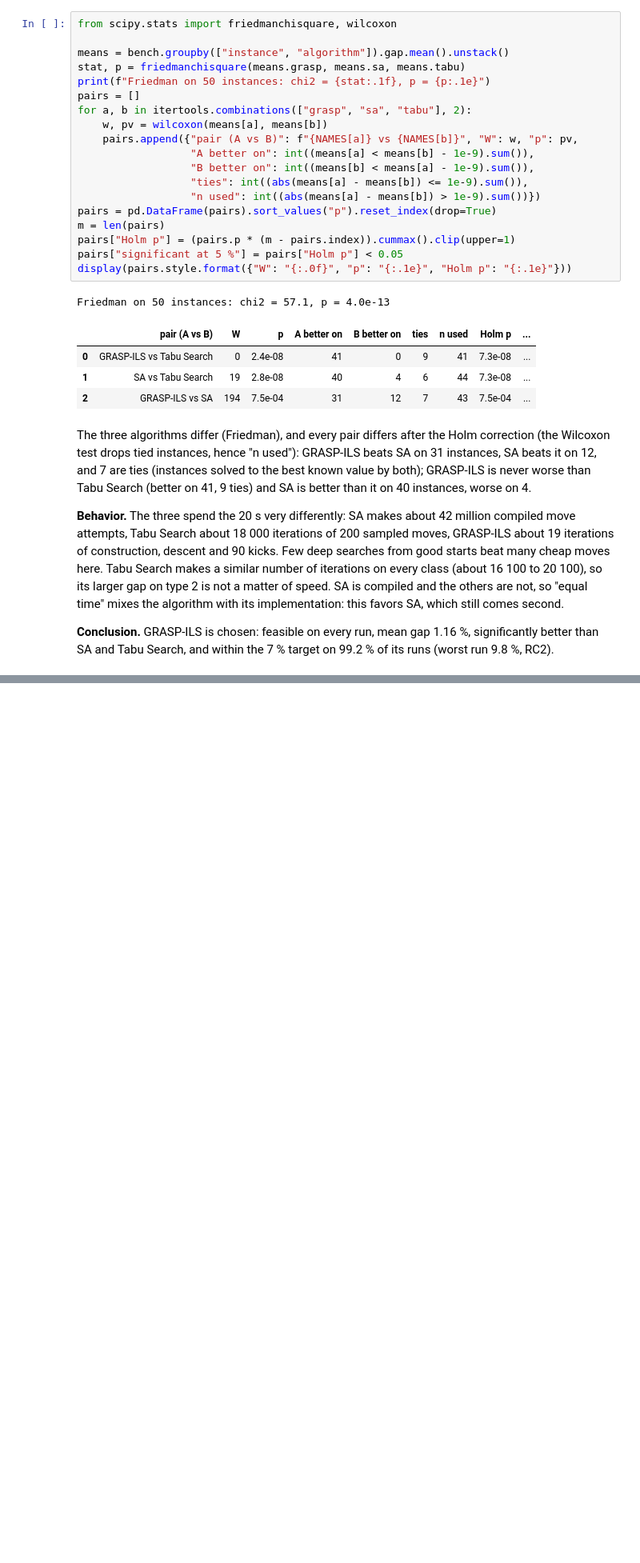
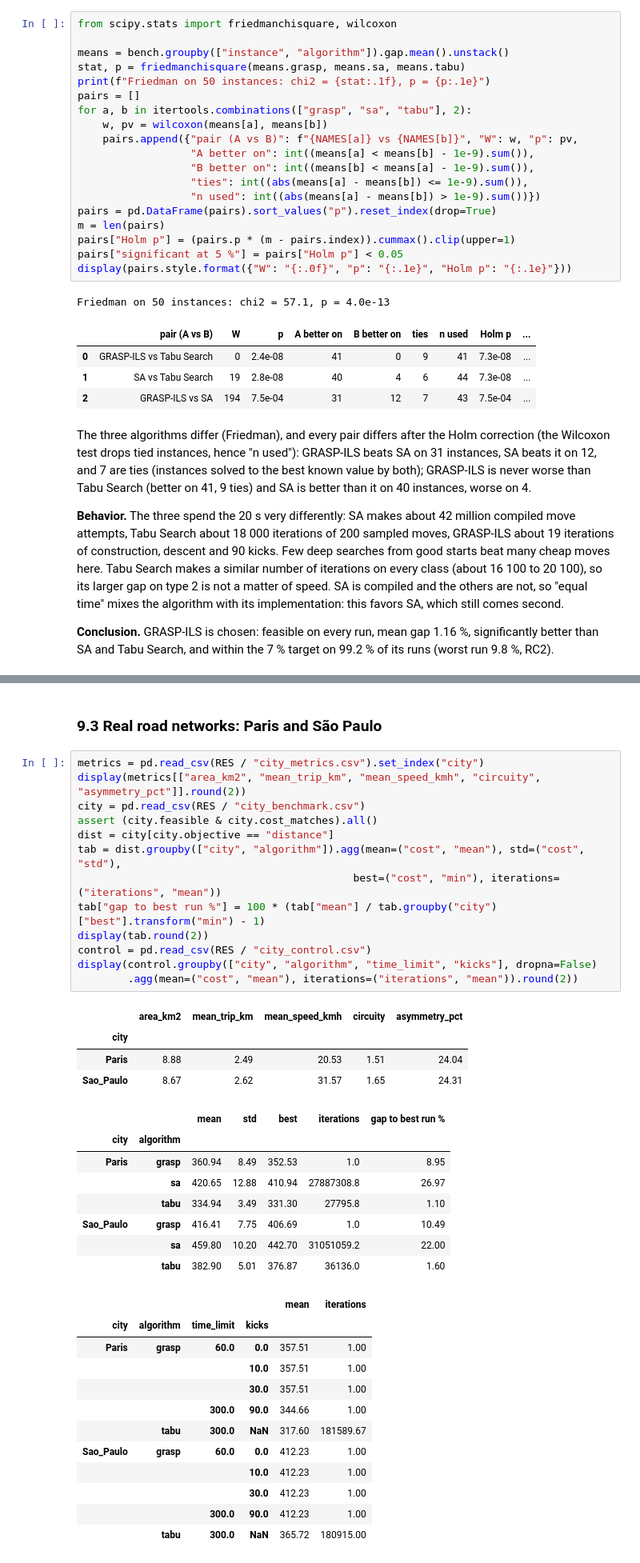
Before and after one commit to zzaved/cesi-cvrp-metaheuristics, a Jupyter notebook: notebooks/02_final_deliverable.ipynb, the cells around one changed output, grey strips where cells are left out. Shown at 80% size. Saved outputs shown, nothing was run; the diff lists cells and outputs as text; blank space fills up the shorter version.

```diff
--- a/notebooks/02_final_deliverable.ipynb
+++ b/notebooks/02_final_deliverable.ipynb
@@ -720,0 +842,41 @@ than SA and Tabu Search, and within the 7 % target on 99.2 % of its runs (worst
+# %% [markdown]
+<a id="s93"></a>
+### 9.3 Real road networks: Paris and São Paulo
+# %%
+metrics = pd.read_csv(RES / "city_metrics.csv").set_index("city")
+display(metrics[["area_km2", "mean_trip_km", "mean_speed_kmh", "circuity", "asymmetry_pct"]].round(2))
+city = pd.read_csv(RES / "city_benchmark.csv")
+assert (city.feasible & city.cost_matches).all()
+dist = city[city.objective == "distance"]
+tab = dist.groupby(["city", "algorithm"]).agg(mean=("cost", "mean"), std=("cost", "std"),
+                                            best=("cost", "min"), iterations=("iterations", "mean"))
+tab["gap to best run %"] = 100 * (tab["mean"] / tab.groupby("city")["best"].transform("min") - 1)
+display(tab.round(2))
+control = pd.read_csv(RES / "city_control.csv")
+display(control.groupby(["city", "algorithm", "time_limit", "kicks"], dropna=False)
+        .agg(mean=("cost", "mean"), iterations=("iterations", "mean")).round(2))
+# %% [output]
+|  | area_km2 | mean_trip_km | mean_speed_kmh | circuity | asymmetry_pct |
+| city |  |  |  |  |  |
+| Paris | 8.88 | 2.49 | 20.53 | 1.51 | 24.04 |
+| Sao_Paulo | 8.67 | 2.62 | 31.57 | 1.65 | 24.31 |
+|  |  | mean | std | best | iterations | gap to best run % |
+| city | algorithm |  |  |  |  |  |
+| Paris | grasp | 360.94 | 8.49 | 352.53 | 1.0 | 8.95 |
+|  | sa | 420.65 | 12.88 | 410.94 | 27887308.8 | 26.97 |
+|  | tabu | 334.94 | 3.49 | 331.30 | 27795.8 | 1.10 |
+| Sao_Paulo | grasp | 416.41 | 7.75 | 406.69 | 1.0 | 10.49 |
+|  | sa | 459.80 | 10.20 | 442.70 | 31051059.2 | 22.00 |
+|  | tabu | 382.90 | 5.01 | 376.87 | 36136.0 | 1.60 |
+|  |  |  |  | mean | iterations |
+| city | algorithm | time_limit | kicks |  |  |
+| Paris | grasp | 60.0 | 0.0 | 357.51 | 1.00 |
+|  |  |  | 10.0 | 357.51 | 1.00 |
+|  |  |  | 30.0 | 357.51 | 1.00 |
+|  |  | 300.0 | 90.0 | 344.66 | 1.00 |
+|  | tabu | 300.0 | NaN | 317.60 | 181589.67 |
+| Sao_Paulo | grasp | 60.0 | 0.0 | 412.23 | 1.00 |
+|  |  |  | 10.0 | 412.23 | 1.00 |
+|  |  |  | 30.0 | 412.23 | 1.00 |
+|  |  | 300.0 | 90.0 | 412.23 | 1.00 |
+|  | tabu | 300.0 | NaN | 365.72 | 180915.00 |
```
Also changed, not shown: parts of 28 cells of this notebook.
